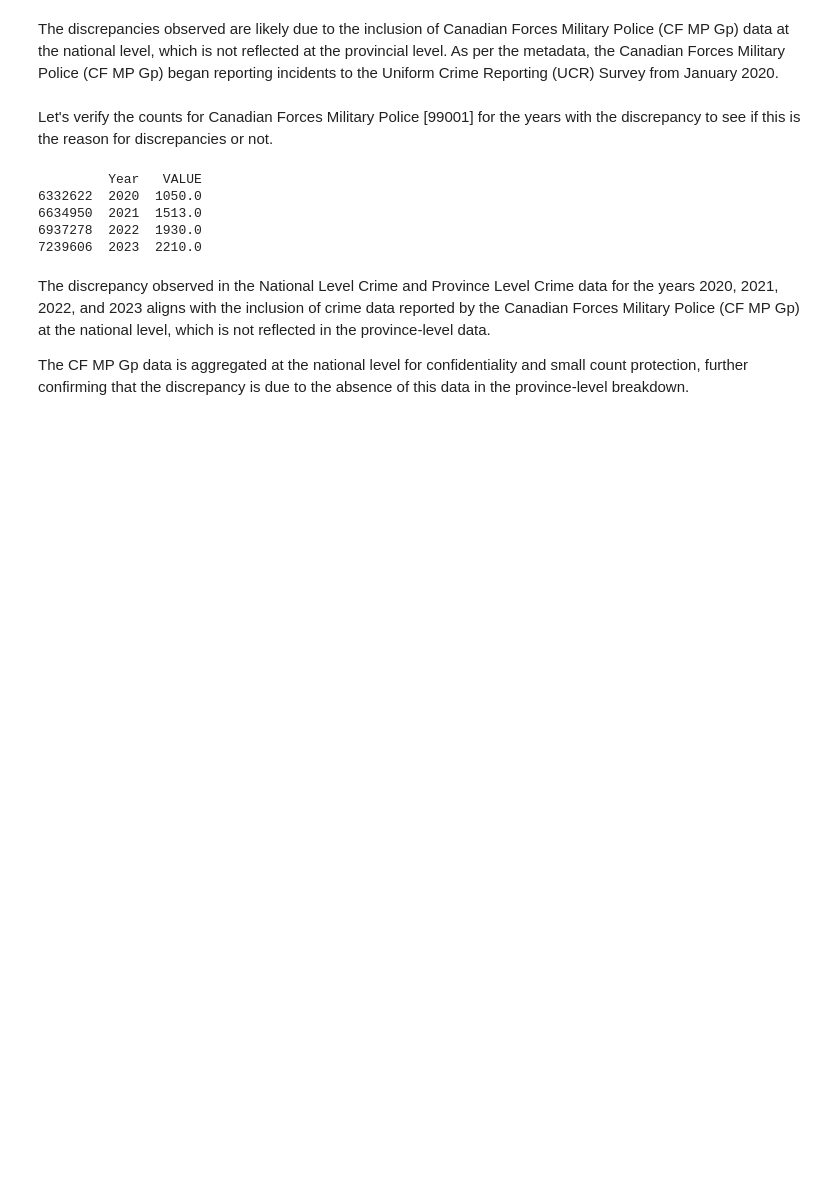
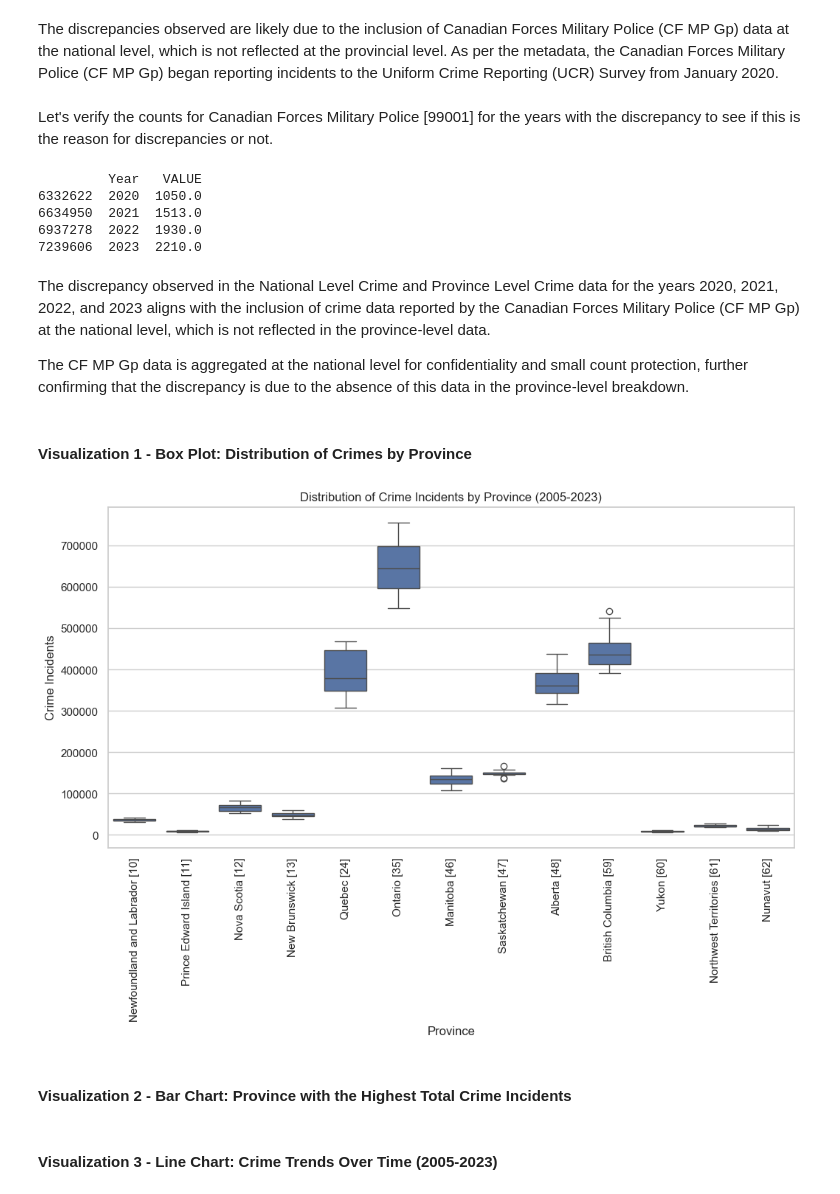
Before and after one commit to swekriti12/Crime-Statistics, a Jupyter notebook: Crime Statistics.ipynb, the cells around one changed output. Cells and saved outputs as stored; diff of their text form; code cells hidden in the pictures; blank space fills up the shorter version.

```diff
--- a/Crime Statistics.ipynb
+++ b/Crime Statistics.ipynb
@@ -1155,3 +1162,30 @@ print(MilitaryPoliceData[['Year', 'VALUE']])
 The discrepancy observed in the National Level Crime and Province Level Crime data for the years 2020, 2021, 2022, and 2023 aligns with the inclusion of crime data reported by the Canadian Forces Military Police (CF MP Gp) at the national level, which is not reflected in the province-level data.
 
 The CF MP Gp data is aggregated at the national level for confidentiality and small count protection, further confirming that the discrepancy is due to the absence of this data in the province-level breakdown.
+# %% [markdown]
+#### Visualization 1 - Box Plot: Distribution of Crimes by Province
+# %%
+#Filtering data for 'Actual Incidents' from 2005 to 2023
+ProvinceLevelActualIncidents = ProvinceLevelCrime[
+    (ProvinceLevelCrime['Year'].between(2005, 2023)) &
+    (ProvinceLevelCrime['Statistics'] == "Actual incidents") &
+    (ProvinceLevelCrime['Violations'] == "Total, all violations [0]")
+]
+
+#Setting plot style
+sns.set_style("whitegrid")
+
+#Creating the box plot
+plt.figure(figsize=(12, 6))
+sns.boxplot(x='GEO', y='VALUE', data=ProvinceLevelActualIncidents)
+
+#Customizing labels and title
+plt.xticks(rotation=90)  #Rotating x-axis labels for readability
+plt.title("Distribution of Crime Incidents by Province (2005-2023)")
+plt.xlabel("Province")
+plt.ylabel("Crime Incidents")
+
+#Showing the plot
+plt.show()
+# %% [output]
+[figure, added]
@@ -1157,0 +1202,2 @@ The CF MP Gp data is aggregated at the national level for confidentiality and sm
+# %% [markdown]
+#### Visualization 2 - Bar Chart: Province with the Highest Total Crime Incidents
@@ -1157,0 +1215,2 @@ The CF MP Gp data is aggregated at the national level for confidentiality and sm
+# %% [markdown]
+#### Visualization 3 - Line Chart: Crime Trends Over Time (2005-2023)
```
Also changed, not shown: parts of 28 cells of this notebook, 1 other file.
